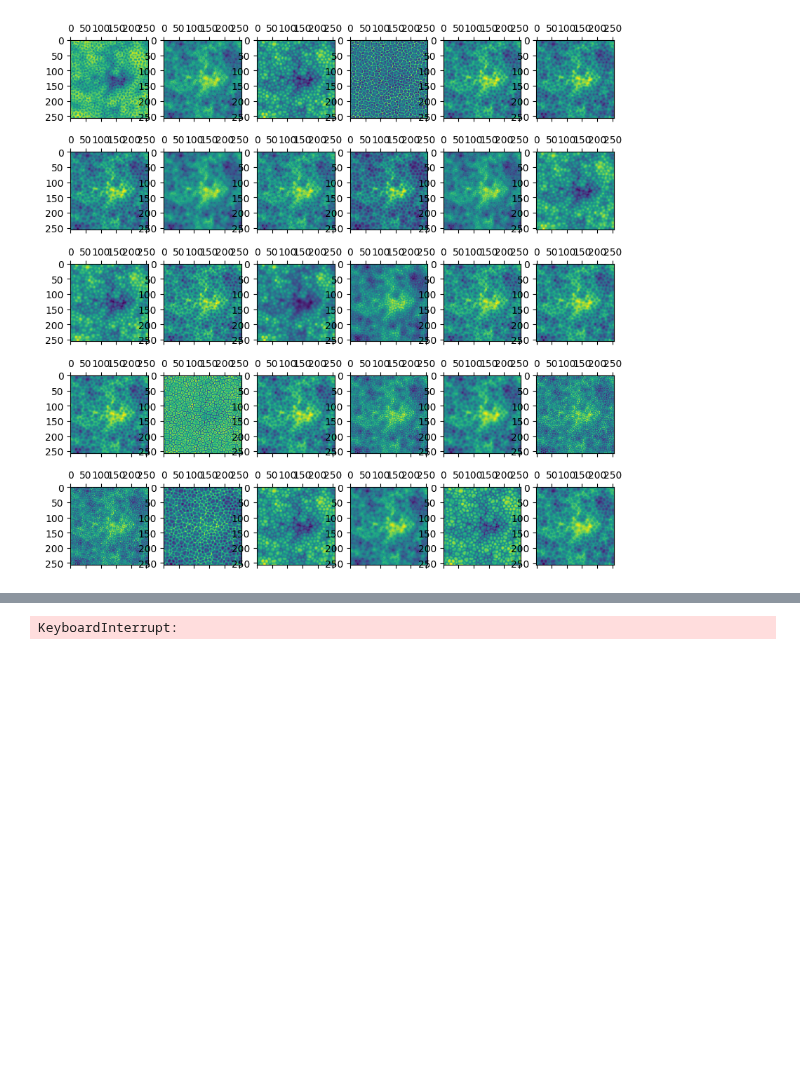
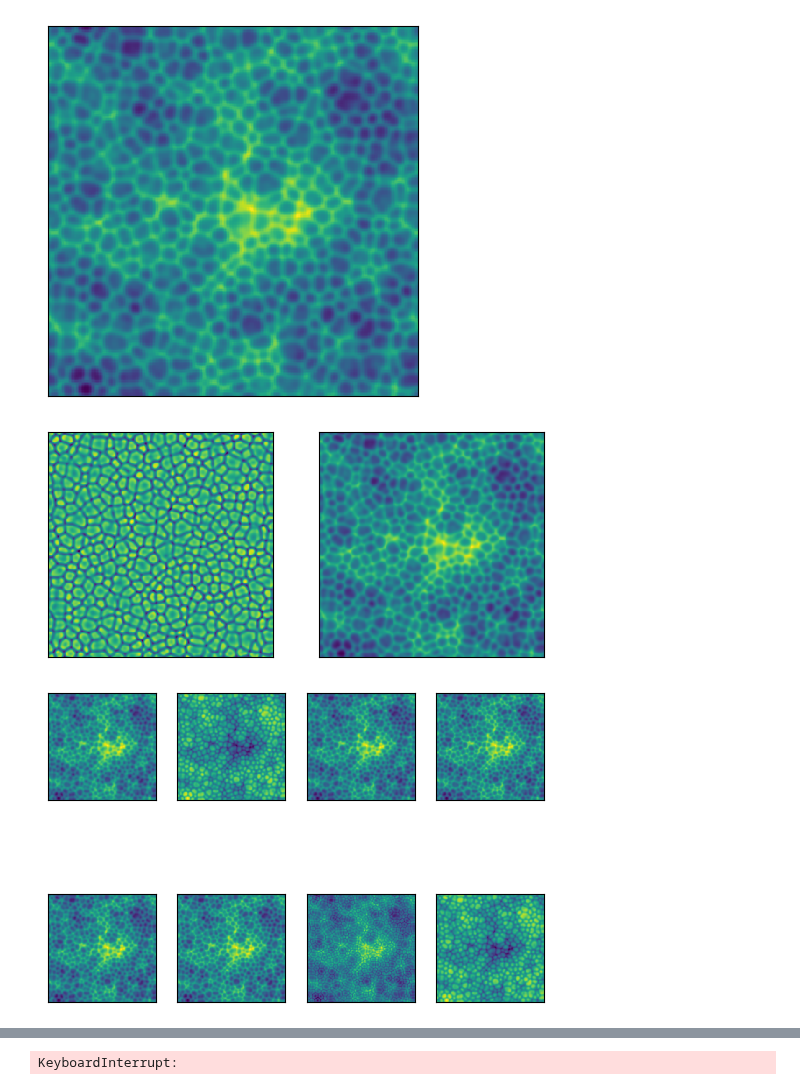
Before and after one commit to graps1/ELM-PDEs, a Jupyter notebook: dimensionless/ks2d_dimensionless.ipynb, the cells around one changed output, grey strips where cells are left out. Drawn from its saved outputs; the diff is of its cells as text; code cells hidden in the pictures; blank space fills up the shorter version.

Commit message:
plots

```diff
--- a/dimensionless/ks2d_dimensionless.ipynb
+++ b/dimensionless/ks2d_dimensionless.ipynb
@@ -224,13 +192,36 @@ plt.show()
 # %%
 %matplotlib inline
 # %matplotlib qt
-lenx = int((model.hidden)**0.5)
-leny = int( model.hidden/ lenx + 0.5)
-fig, ax = plt.subplots(lenx, leny, figsize=(10,10), squeeze=False)
-for i in range(lenx):
-    for j in range(leny):
-        ax[i][j].matshow( model.phi(X - X.mean(dim=[1,2]))[0,i*lenx+j,:,:].cpu().numpy() )
-        # ax[i][j].matshow( model.phi(X)[0,i*lenx+j,:,:].cpu().numpy() )
-plt.show()
+
+def plot_scalar_fields(field):
+    lenx = int((field.shape[1])**0.5)
+    leny = int( field.shape[1]/ lenx + 0.5)
+    _, ax = plt.subplots(lenx, leny, squeeze=False)
+    for i in range(lenx):
+        for j in range(leny):
+            ax[i][j].matshow( field[0,i*lenx+j,:,:].cpu().numpy() )
+            ax[i][j].set_xticks([])
+            ax[i][j].set_yticks([])
+    plt.show()
+
+X_tmp = X - X.mean(dim=[1,2])
+X_tmp = model.pad(X_tmp)
+X_tmp = X_tmp.unsqueeze(1)
+plot_scalar_fields(X_tmp)
+X_tmp = X_tmp.repeat(1, 2, *[1]*len(X_tmp.shape[2:]))
+X_tmp = model.block1[0](X_tmp)
+plot_scalar_fields(X_tmp)
+X_tmp = model.block1[1](X_tmp)
+X_tmp = model.block1[2](X_tmp)
+plot_scalar_fields(X_tmp)
+X_tmp = model.block2[0](X_tmp)
+plot_scalar_fields(X_tmp)
+X_tmp = model.block2[1](X_tmp)
+X_tmp = model.block2[2](X_tmp)
+plot_scalar_fields(X_tmp)
+X_tmp = model.lin_out(X_tmp)
+plot_scalar_fields(X_tmp)
 # %% [output]
-[figure, old version]
+[figure, new version]
+[figure, added]
+[figure, added]
```
Also changed, not shown: parts of 8 cells of this notebook.
